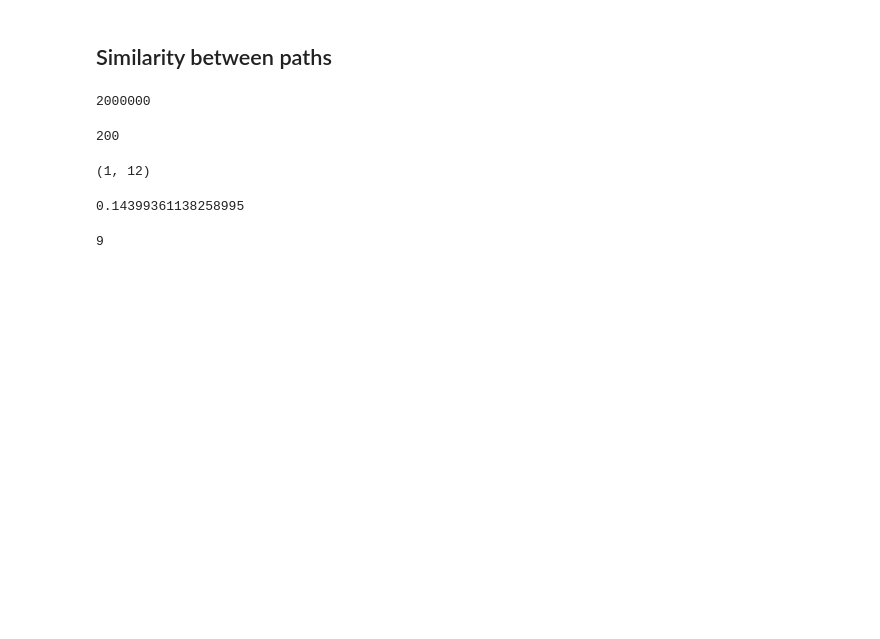
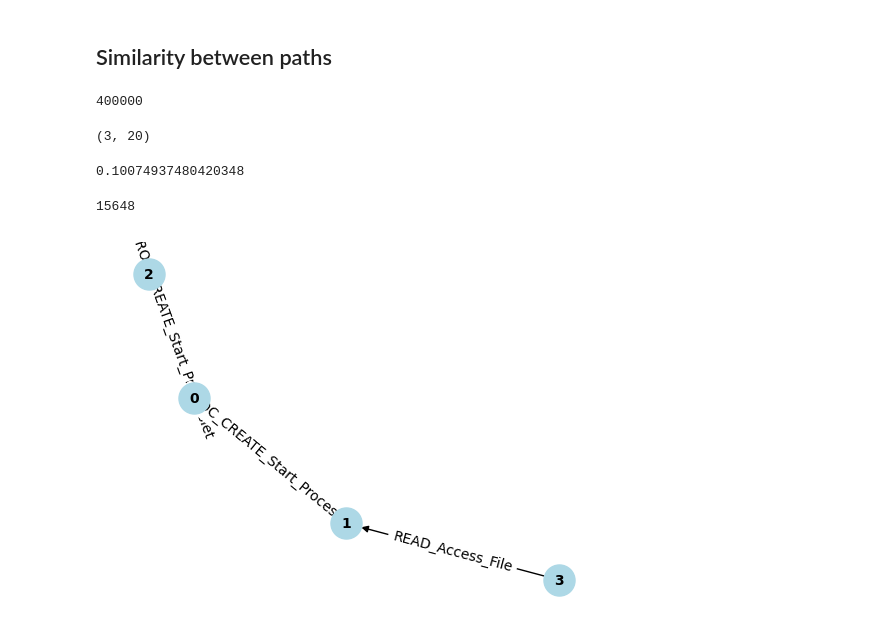
Before and after one commit to jonathancyu/prov-dp, a Jupyter notebook: graph_embedding.ipynb, the cells around one changed output. Cells and saved outputs as stored; diff of their text form; code cells hidden in the pictures; blank space fills up the shorter version.

```diff
--- a/graph_embedding.ipynb
+++ b/graph_embedding.ipynb
@@ -3,8 +3,10 @@ from algorithm import GraphWrapper
 from pathlib import Path
 from tqdm import tqdm
 
-input_path = Path('../data/benign_graphs/tc3-theia/firefox/nd')
-input_paths = list(input_path.glob('*.json'))[:200]
+data_path = Path('F:\\data')
+
+input_path = data_path / 'benign_graphs' / 'tc3-theia' / 'firefox' / 'nd'
+input_paths = random.choices(list(input_path.glob('*.json')), k=400)
 input_graphs = [GraphWrapper(input_path)
                 for input_path in tqdm(input_paths, desc='Reading graphs')]
 len(input_graphs)
@@ -192,77 +176,72 @@ import random
 from sklearn.metrics.pairwise import cosine_similarity
 from algorithm.utility import to_nx
 
-g = input_graphs[0]
 paths: list[list[EdgeWrapper]] = []
 nx_path_graphs = []
-def generate_path(edge_id: int, direction: str) -> list[EdgeWrapper]:
+def generate_path(graph: GraphWrapper, edge_id: int, direction: str) -> list[EdgeWrapper]:
     visited: dict[int, bool] = {}
-    edges: list[EdgeWrapper] = [g.get_edge(g.source_edge_id)]
-    current = g.get_edge(edge_id)
+    edges: list[EdgeWrapper] = [graph.get_edge(graph.source_edge_id)]
+    current = graph.get_edge(edge_id)
 
     # very ugly loop, it works though... #TODO: refactor
     while current is not None:
         visited[current.get_ref_id()] = True
         edges.append(current)
         node_id = current.node_ids[direction]
-        node = g.get_node(node_id)
+        node = graph.get_node(node_id)
 
         next_edge_ids = node.edge_ids[direction]
         if len(next_edge_ids) == 0:
             break
         next_edge_id = random.choice(node.edge_ids[direction])
-        current = g.get_edge(next_edge_id)
+        current = graph.get_edge(next_edge_id)
     return edges
 
 def generate_path_subgraphs(graph: GraphWrapper, direction: str, n: int) -> list[Subgraph]:
     path_edges: list[list[EdgeWrapper]] = []
     for _ in range(n):
-        path_edges.append(generate_path(graph.source_edge_id, direction))
+        path_edges.append(generate_path(graph, graph.source_edge_id, direction))
     return [ Subgraph(parent_graph=graph, edges=edges)
              for edges in path_edges ]
 
 nx_path_subgraphs = []
 
 for graph in tqdm(input_graphs):
-    nx_path_subgraphs.extend(generate_path_subgraphs(graph, IN, 10000))
+    nx_path_subgraphs.extend(generate_path_subgraphs(graph, IN, 1000))
 
 len(nx_path_subgraphs)
 # %% [output]
-2000000
+400000
-# %%
-len(input_graphs)
-# %% [output]
-200
 # %%
 lengths = [len(x.edges) for x in nx_path_subgraphs ]
 min(lengths), max(lengths)
 # %% [output]
-(1, 12)
+(3, 20)
 # %%
 import numpy as np
 np.std(lengths)
 # %% [output]
-0.14399361138258995
+0.10074937480420348
 # %%
-candidates = [g for g in nx_path_subgraphs if len(g.edges) > 6]
+candidates = [g for g in nx_path_subgraphs if len(g.edges) > 3]
 len(candidates)
 # %% [output]
-9
+15648
 # %%
 import networkx as nx
 import matplotlib.pyplot as plt
 G = to_nx(candidates[0])
 # Draw the graph
-fig, ax = plt.subplots()  # Create a figure and an axes object
-nx.draw(G,  ax=ax, with_labels=True, node_color='lightblue', node_size=500, font_size=10, font_weight='bold')
-# TODO: PICK UP HERE - I want to make sure this is actually a path...
+fig, ax = plt.subplots()  # Create a figure and an axes object\
 # Draw the nodes and edges
 pos = nx.spring_layout(G)
 nx.draw(G, pos,ax=ax, with_labels=True, node_color='lightblue', node_size=500, font_size=10, font_weight='bold')
 
-# Draw edge labels
-edge_labels = nx.get_edge_attributes(G, 'weight')
+edge_labels = nx.get_edge_attributes(G, 'feature')
+node_labels = nx.get_node_attributes(G, 'feature')
 nx.draw_networkx_edge_labels(G, pos, edge_labels=edge_labels, ax=ax)
 
 # Show the plot
 plt.show()
+# %% [output]
+[figure, added]
```
Also changed, not shown: parts of 28 cells of this notebook.
